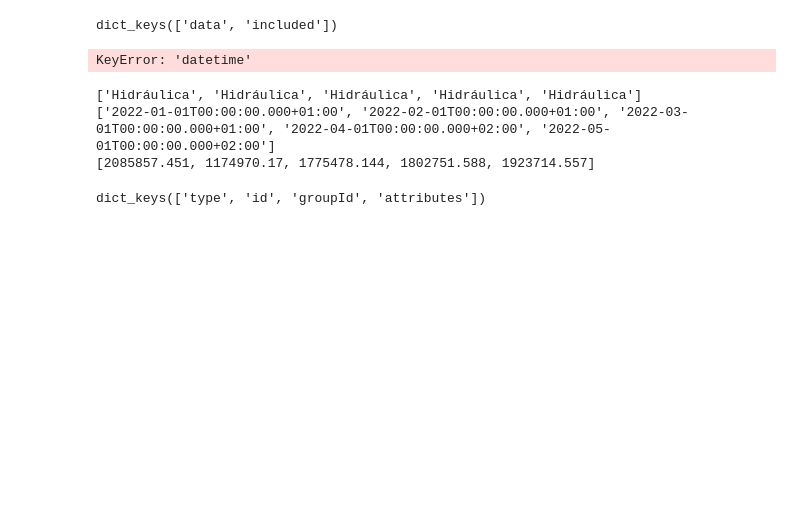
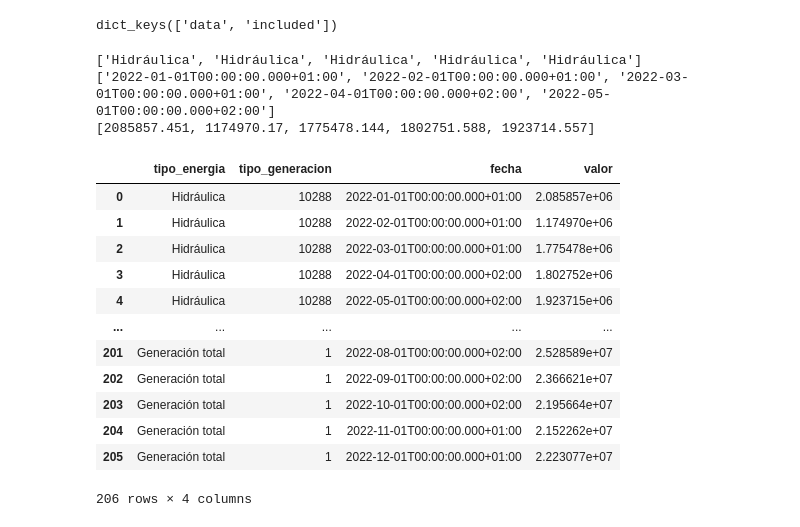
Before and after one commit to mariaie896/ejercicio-de-apis, a Jupyter notebook: apis.ipynb, the cells around one changed output. Cells and saved outputs as stored; diff of their text form; code cells hidden in the pictures; blank space fills up the shorter version.

```diff
--- a/apis.ipynb
+++ b/apis.ipynb
@@ -107,26 +91,6 @@ diccionario_color = limpiar_color_pokemon(resultados_color, diccionario_color)
 
 # Mostrar el diccionario de resultados color que contiene el nombre del color y las especies asociadas.
 diccionario_color
-# %%
-diccionario_energias = {"tipo_energia":[], "tipo_generacion":[], "fecha":[], "valor":[]}
-
-
-resultados = datos_energeticos["included"]
-
-for diccionario in resultados:
-
-    diccionario_energias["tipo_energia"] = diccionario["type"]
-    diccionario_energias["fecha"] = diccionario["attributes"]["datetime"]
-
-    for generacion in diccionario["attributes"]["values"]:
-        diccionario_energias["fecha"] = generacion["datetime"]
-        diccionario_energias["valor"] = generacion["value"]
-
-
-
-diccionario_energias
-# %% [output]
-KeyError: 'datetime'
 # %%
 # Inicializamos el diccionario donde almacenaremos los datos
 diccionario_energias = {"tipo_energia": [], "tipo_generacion": [], "fecha": [], "valor": []}
@@ -137,7 +101,7 @@ resultados = datos_energeticos["included"]
 # Recorremos cada diccionario en "included"
 for diccionario in resultados:
     tipo_energia = diccionario["type"]  # Tipo de energía
-
+    tipo_generacion = diccionario["attributes"]["type"]
     # Ahora recorremos los datos individuales de generación
     for generacion in diccionario["attributes"]["values"]:
         fecha = generacion["datetime"]
@@ -157,7 +121,20 @@ print(diccionario_energias["valor"][:5])
 ['Hidráulica', 'Hidráulica', 'Hidráulica', 'Hidráulica', 'Hidráulica']
 ['2022-01-01T00:00:00.000+01:00', '2022-02-01T00:00:00.000+01:00', '2022-03-01T00:00:00.000+01:00', '2022-04-01T00:00:00.000+02:00', '2022-05-01T00:00:00.000+02:00']
 [2085857.451, 1174970.17, 1775478.144, 1802751.588, 1923714.557]
-# %%
-resultados.keys()
-# %% [output]
-dict_keys(['type', 'id', 'groupId', 'attributes'])
+# %%
+df_energias = pd.DataFrame(diccionario_energias)
+df_energias
+# %% [output]
+|  | tipo_energia | tipo_generacion | fecha | valor |
+| 0 | Hidráulica | 10288 | 2022-01-01T00:00:00.000+01:00 | 2.085857e+06 |
+| 1 | Hidráulica | 10288 | 2022-02-01T00:00:00.000+01:00 | 1.174970e+06 |
+| 2 | Hidráulica | 10288 | 2022-03-01T00:00:00.000+01:00 | 1.775478e+06 |
+| 3 | Hidráulica | 10288 | 2022-04-01T00:00:00.000+02:00 | 1.802752e+06 |
+| 4 | Hidráulica | 10288 | 2022-05-01T00:00:00.000+02:00 | 1.923715e+06 |
+| ... | ... | ... | ... | ... |
+| 201 | Generación total | 1 | 2022-08-01T00:00:00.000+02:00 | 2.528589e+07 |
+| 202 | Generación total | 1 | 2022-09-01T00:00:00.000+02:00 | 2.366621e+07 |
+| 203 | Generación total | 1 | 2022-10-01T00:00:00.000+02:00 | 2.195664e+07 |
+| 204 | Generación total | 1 | 2022-11-01T00:00:00.000+01:00 | 2.152262e+07 |
+| 205 | Generación total | 1 | 2022-12-01T00:00:00.000+01:00 | 2.223077e+07 |
+206 rows × 4 columns
```
Also changed, not shown: parts of 4 cells of this notebook.
